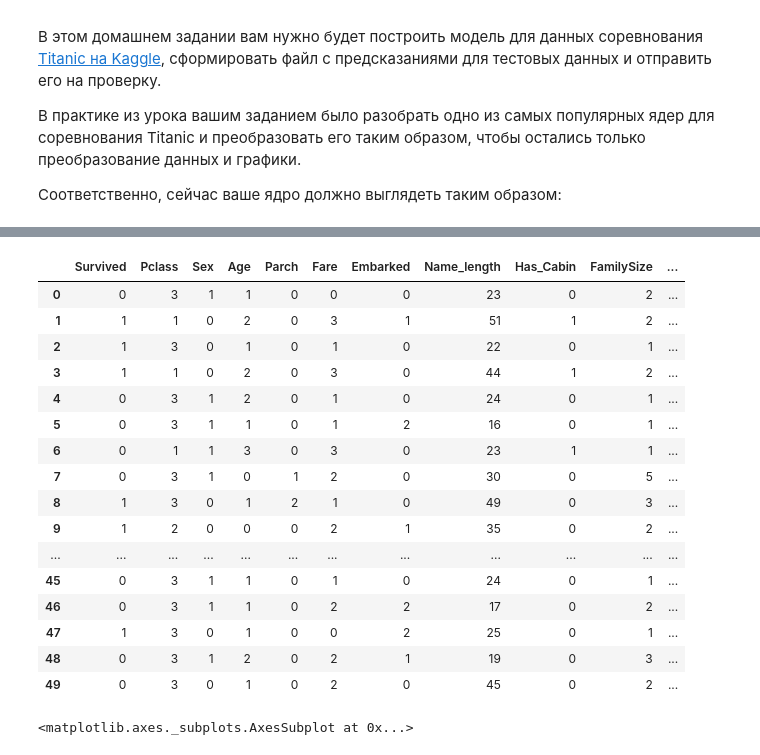
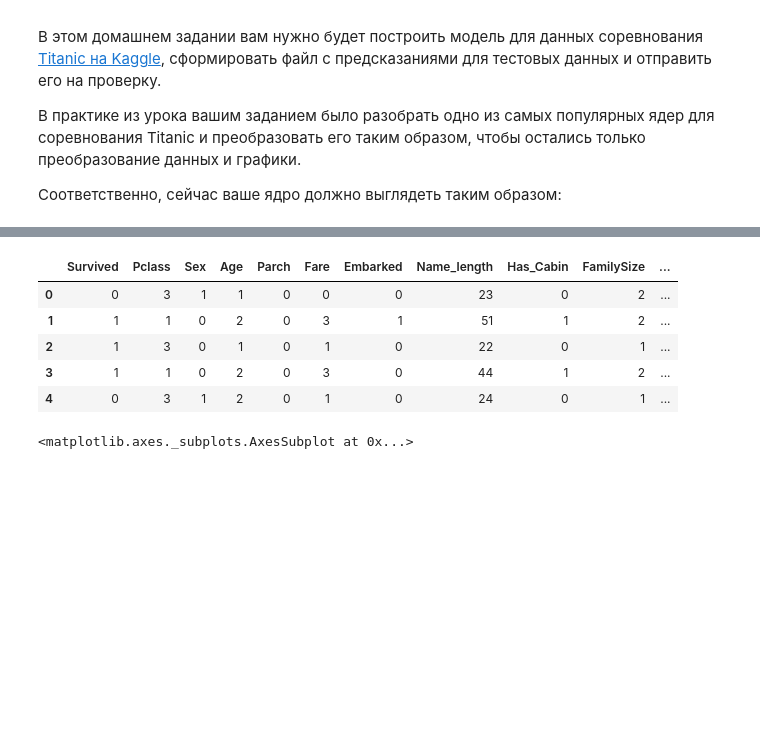
Before and after one commit to ddmitry80/ds_junior_ml, a Jupyter notebook: 10 Знакомство с Kaggle/Домашка/jun_ml_kaggle_hw_ddmitry.ipynb, the cells around one changed output, grey strips where cells are left out. Cells and saved outputs as stored; diff of their text form; code cells hidden in the pictures; blank space fills up the shorter version.

```diff
--- a/10 Знакомство с Kaggle/Домашка/jun_ml_kaggle_hw_ddmitry.ipynb
+++ b/10 Знакомство с Kaggle/Домашка/jun_ml_kaggle_hw_ddmitry.ipynb
@@ -114,25 +114,14 @@ train = train.drop(drop_elements, axis = 1)
 train = train.drop(['CategoricalAge', 'CategoricalFare'], axis = 1)
 test  = test.drop(drop_elements, axis = 1)
 # %%
-train.head(50)
+train.head(5)
 # %% [output]
 |  | Survived | Pclass | Sex | Age | Parch | Fare | Embarked | Name_length | Has_Cabin | FamilySize | ... |
 | 0 | 0 | 3 | 1 | 1 | 0 | 0 | 0 | 23 | 0 | 2 | ... |
 | 1 | 1 | 1 | 0 | 2 | 0 | 3 | 1 | 51 | 1 | 2 | ... |
 | 2 | 1 | 3 | 0 | 1 | 0 | 1 | 0 | 22 | 0 | 1 | ... |
 | 3 | 1 | 1 | 0 | 2 | 0 | 3 | 0 | 44 | 1 | 2 | ... |
 | 4 | 0 | 3 | 1 | 2 | 0 | 1 | 0 | 24 | 0 | 1 | ... |
-| 5 | 0 | 3 | 1 | 1 | 0 | 1 | 2 | 16 | 0 | 1 | ... |
-| 6 | 0 | 1 | 1 | 3 | 0 | 3 | 0 | 23 | 1 | 1 | ... |
-| 7 | 0 | 3 | 1 | 0 | 1 | 2 | 0 | 30 | 0 | 5 | ... |
-| 8 | 1 | 3 | 0 | 1 | 2 | 1 | 0 | 49 | 0 | 3 | ... |
-| 9 | 1 | 2 | 0 | 0 | 0 | 2 | 1 | 35 | 0 | 2 | ... |
-| ... | ... | ... | ... | ... | ... | ... | ... | ... | ... | ... | ... |
-| 45 | 0 | 3 | 1 | 1 | 0 | 1 | 0 | 24 | 0 | 1 | ... |
-| 46 | 0 | 3 | 1 | 1 | 0 | 2 | 2 | 17 | 0 | 2 | ... |
-| 47 | 1 | 3 | 0 | 1 | 0 | 0 | 2 | 25 | 0 | 1 | ... |
-| 48 | 0 | 3 | 1 | 2 | 0 | 2 | 1 | 19 | 0 | 3 | ... |
-| 49 | 0 | 3 | 0 | 1 | 0 | 2 | 0 | 45 | 0 | 2 | ... |
 # %%
 colormap = plt.cm.RdBu
 plt.figure(figsize=(14,12))
```
